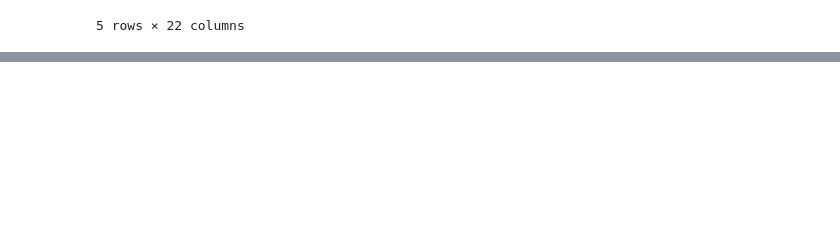
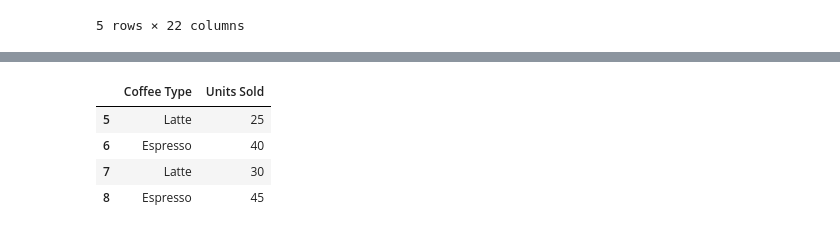
Before and after one commit to mus9090/pandas-practice, a Jupyter notebook: 01-basics.ipynb, the cells around one changed output, grey strips where cells are left out. Saved outputs shown, nothing was run; the diff lists cells and outputs as text; code cells hidden in the pictures; blank space fills up the shorter version.

```diff
--- a/01-basics.ipynb
+++ b/01-basics.ipynb
@@ -622,0 +632,8 @@ combined_df.head()
+# %%
+coffee.loc[5:8,["Coffee Type","Units Sold"]]
+# %% [output]
+|  | Coffee Type | Units Sold |
+| 5 | Latte | 25 |
+| 6 | Espresso | 40 |
+| 7 | Latte | 30 |
+| 8 | Espresso | 45 |
```
Also changed, not shown: parts of 5 cells of this notebook.
